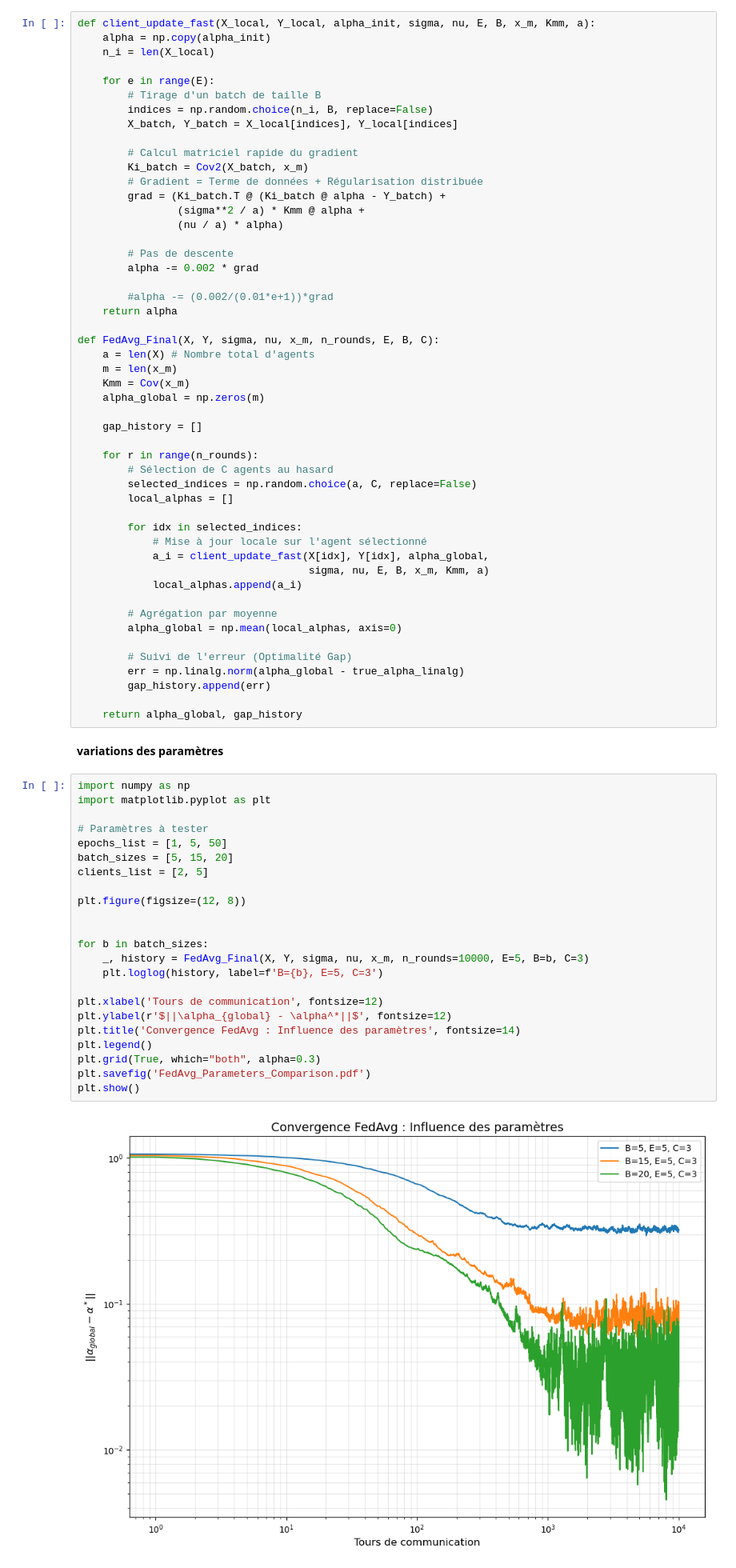
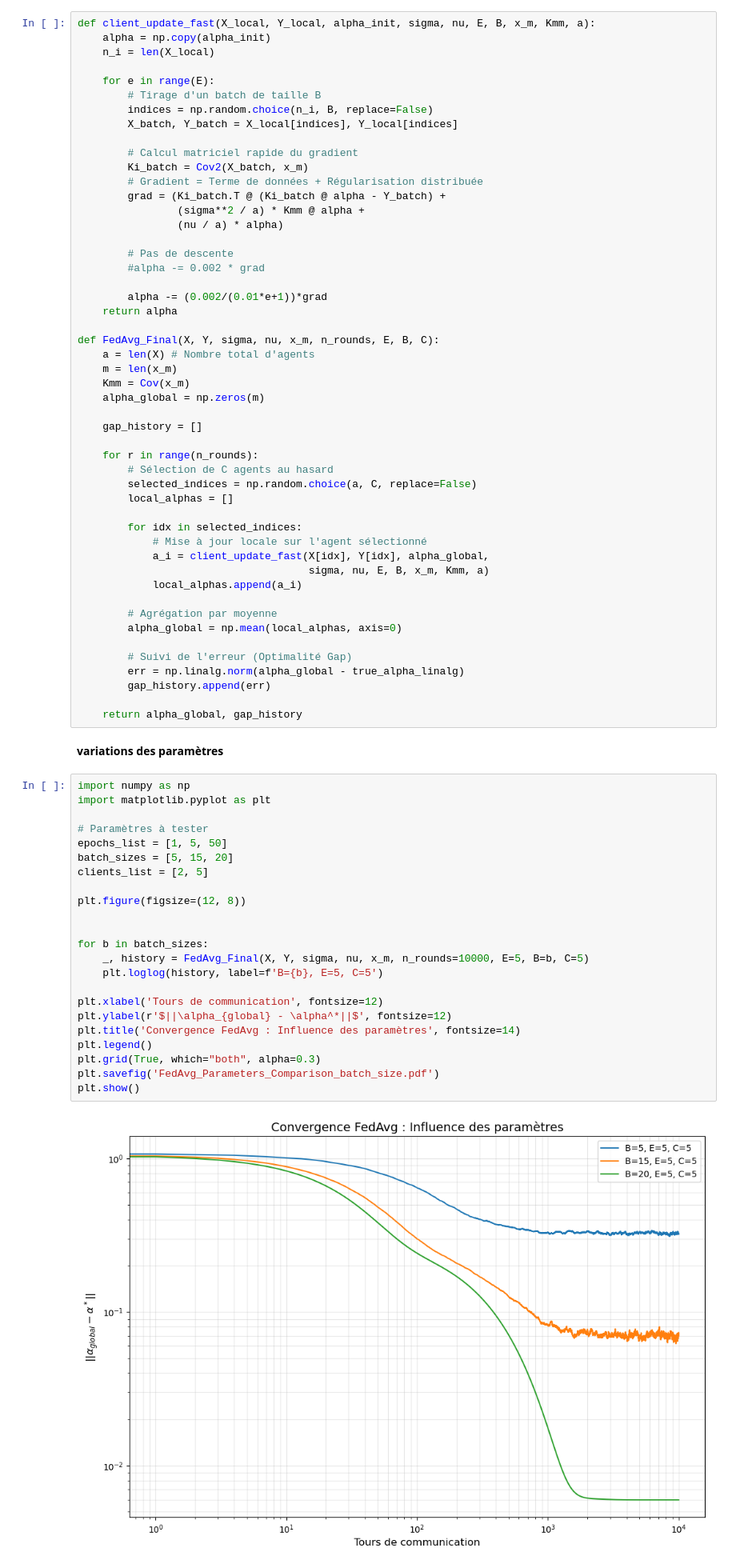
Before and after one commit to pgatt06/Coop_optim, a Jupyter notebook: explo/part_4_FedAvg.ipynb, the cells around one changed output. Shown at 80% size. Saved outputs shown, nothing was run; the diff lists cells and outputs as text.

Commit message:
figures exploration

```diff
--- a/explo/part_4_FedAvg.ipynb
+++ b/explo/part_4_FedAvg.ipynb
@@ -75,9 +75,9 @@ def client_update_fast(X_local, Y_local, alpha_init, sigma, nu, E, B, x_m, Kmm,
                 (nu / a) * alpha)
 
         # Pas de descente
-        alpha -= 0.002 * grad
+        #alpha -= 0.002 * grad
 
-        #alpha -= (0.002/(0.01*e+1))*grad
+        alpha -= (0.002/(0.01*e+1))*grad
     return alpha
 
 def FedAvg_Final(X, Y, sigma, nu, x_m, n_rounds, E, B, C):
@@ -112,28 +112,28 @@ def FedAvg_Final(X, Y, sigma, nu, x_m, n_rounds, E, B, C):
 # %%
 import numpy as np
 import matplotlib.pyplot as plt
 
 # Paramètres à tester
 epochs_list = [1, 5, 50]
 batch_sizes = [5, 15, 20]
 clients_list = [2, 5]
 
 plt.figure(figsize=(12, 8))
 
 
 for b in batch_sizes:
-    _, history = FedAvg_Final(X, Y, sigma, nu, x_m, n_rounds=10000, E=5, B=b, C=3)
-    plt.loglog(history, label=f'B={b}, E=5, C=3')
+    _, history = FedAvg_Final(X, Y, sigma, nu, x_m, n_rounds=10000, E=5, B=b, C=5)
+    plt.loglog(history, label=f'B={b}, E=5, C=5')
 
 plt.xlabel('Tours de communication', fontsize=12)
 plt.ylabel(r'$||\alpha_{global} - \alpha^*||$', fontsize=12)
 plt.title('Convergence FedAvg : Influence des paramètres', fontsize=14)
 plt.legend()
 plt.grid(True, which="both", alpha=0.3)
-plt.savefig('FedAvg_Parameters_Comparison.pdf')
+plt.savefig('FedAvg_Parameters_Comparison_batch_size.pdf')
 plt.show()
 # %% [output]
-[figure, old version]
+[figure, new version]
 # %%
 import numpy as np
 import matplotlib.pyplot as plt
```
Also changed, not shown: parts of 2 cells of this notebook, 7 other files.
